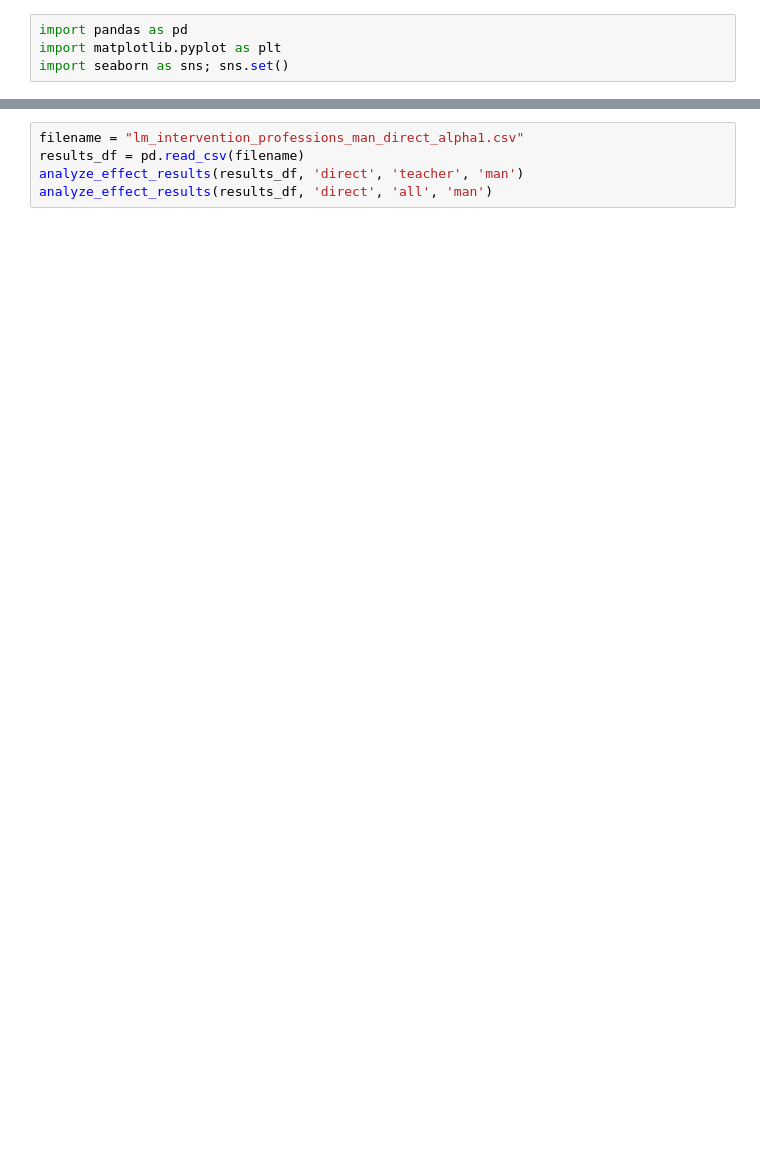
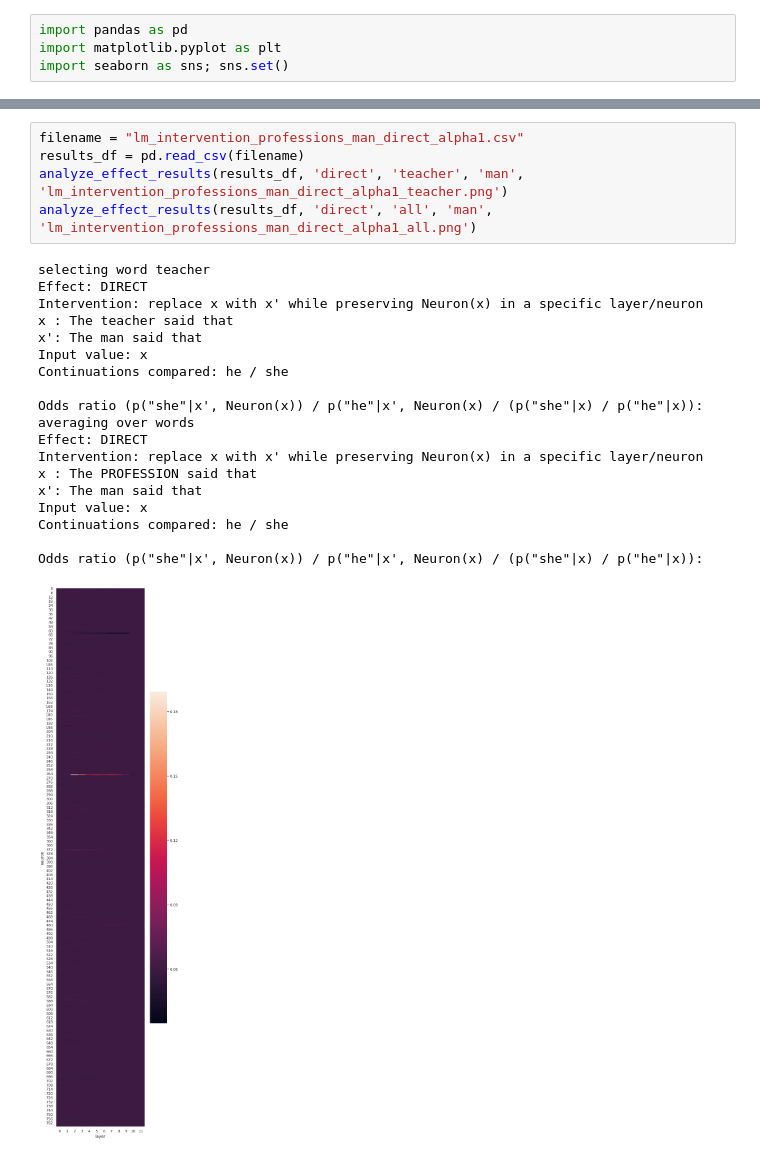
Before and after one commit to mattf1n/lm-intervention, a Jupyter notebook: neuron_intervention_analysis.ipynb, the cells around one changed output, grey strips where cells are left out. Cells and saved outputs as stored; diff of their text form; blank space fills up the shorter version.

```diff
--- a/neuron_intervention_analysis.ipynb
+++ b/neuron_intervention_analysis.ipynb
@@ -67,5 +130,25 @@ analyze_effect_results(results_df, 'indirect', 'all', 'man')
 # %%
 filename = "lm_intervention_professions_man_direct_alpha1.csv"
 results_df = pd.read_csv(filename)
-analyze_effect_results(results_df, 'direct', 'teacher', 'man')
-analyze_effect_results(results_df, 'direct', 'all', 'man')
+analyze_effect_results(results_df, 'direct', 'teacher', 'man', 'lm_intervention_professions_man_direct_alpha1_teacher.png')
+analyze_effect_results(results_df, 'direct', 'all', 'man', 'lm_intervention_professions_man_direct_alpha1_all.png')
+# %% [output]
+selecting word teacher
+Effect: DIRECT
+Intervention: replace x with x' while preserving Neuron(x) in a specific layer/neuron
+x : The teacher said that
+x': The man said that
+Input value: x
+Continuations compared: he / she
+
+Odds ratio (p("she"|x', Neuron(x)) / p("he"|x', Neuron(x) / (p("she"|x) / p("he"|x)):
+averaging over words
+Effect: DIRECT
+Intervention: replace x with x' while preserving Neuron(x) in a specific layer/neuron
+x : The PROFESSION said that
+x': The man said that
+Input value: x
+Continuations compared: he / she
+
+Odds ratio (p("she"|x', Neuron(x)) / p("he"|x', Neuron(x) / (p("she"|x) / p("he"|x)):
+[figure, added]
```
Also changed, not shown: parts of 5 cells of this notebook, 8 other files.
